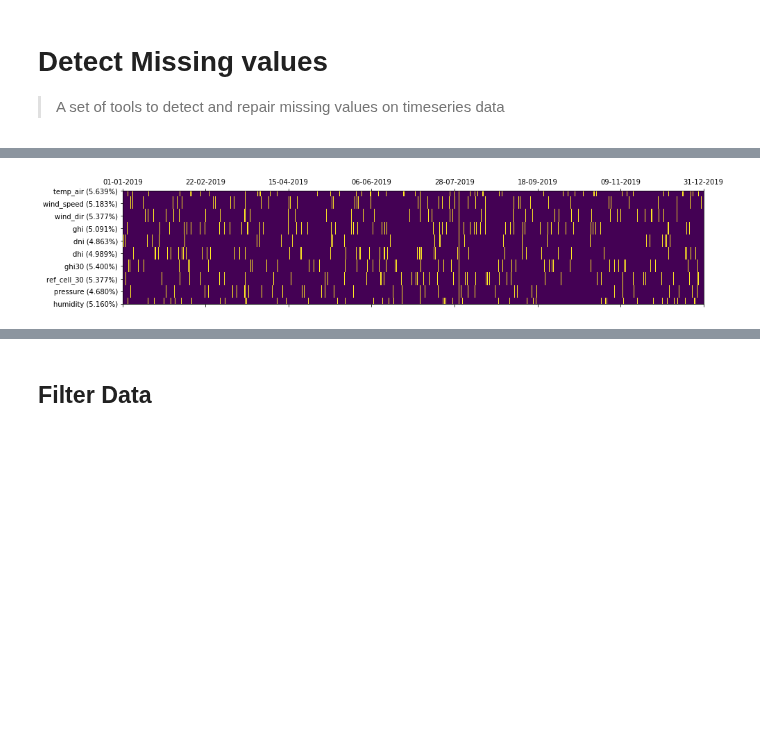
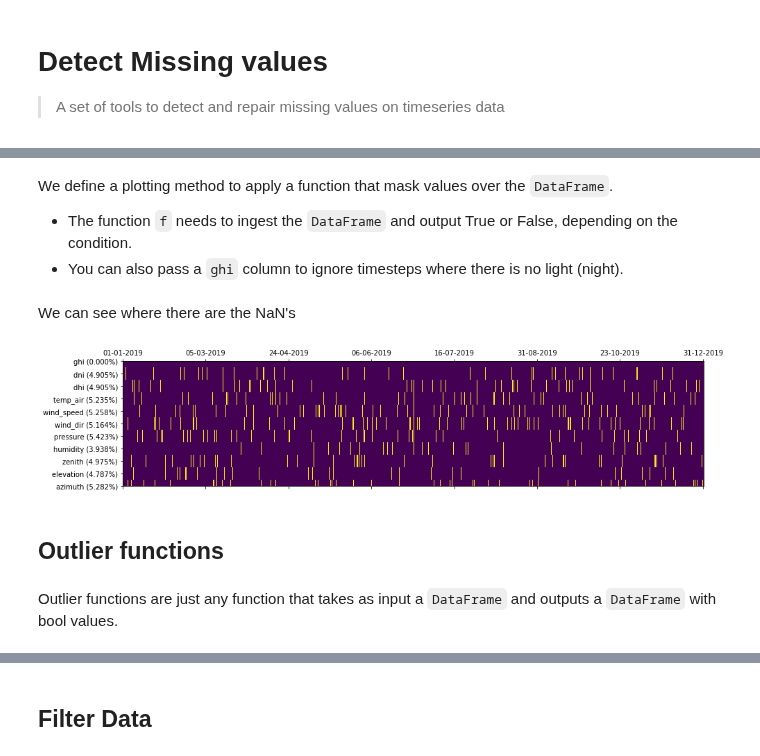
Before and after one commit to francisco-ar/pvtools, a Jupyter notebook: nbs/04_utils.missing.ipynb, the cells around one changed output, grey strips where cells are left out. Drawn from its saved outputs; the diff is of its cells as text; code cells hidden in the pictures; blank space fills up the shorter version.

Commit message:
new missing functions

```diff
--- a/nbs/04_utils.missing.ipynb
+++ b/nbs/04_utils.missing.ipynb
@@ -13,18 +10,0 @@ from nbdev.showdoc import show_doc
-# %%
-#export
-def plot_missing(df: DataFrame, f:Callable[[DataFrame], DataFrame]=pd.isna, ghi_col:Optional[Union[str, tuple]]=None):
-    "Plot data that satisfies the f function, optional ghi_col to exclude night"
-    if ghi_col is not None:
-        df = df[df[ghi_col]>10]
-    cols = df.columns
-    n = len(cols)
-    _, ax = plt.subplots(figsize=(15,n*0.3))
-    outliers = f(df)
-    ax.matshow(outliers.T, interpolation=None, aspect='auto')
-    xticks = np.arange(0, len(outliers), int(len(outliers)/7))
-    ax.set_xticks(xticks)
-    ax.set_xticklabels([outliers.index[i].strftime('%d-%m-%Y') for i in xticks])
-    ax.set_yticks(range(n))
-    ytickslabels = [str(name)+f' ({100*outliers[name].sum()/len(outliers[name]):.3f}%)' for name in cols.values]
-    ax.set_yticklabels(ytickslabels)
-    return
@@ -42,0 +27,5 @@ df_noisy[np.random.choice(a=[False, True], size=df.shape, p=[0.95, 1-0.95])] = n
+# %%
+def is_day(df: DataFrame, ghi_col='ghi')->DataFrame:
+    "Day test, needs ghi col present"
+    assert ghi_col in df.columns, f'{ghi_col} is not present'
+    return df[df.loc[All, ghi_col]>0]
@@ -43,4 +44,32 @@ df_noisy[np.random.choice(a=[False, True], size=df.shape, p=[0.95, 1-0.95])] = n
+# %% [markdown]
+We define a plotting method to apply a function that mask values over the `DataFrame`.
+- The function `f` needs to ingest the `DataFrame` and output True or False, depending on the condition.
+- You can also pass a `ghi` column to ignore timesteps where there is no light (night).
+# %%
+#export
+def plot_missing(df: DataFrame, f:Callable[[DataFrame], DataFrame]=pd.isna, ghi_col:Optional[str]=None):
+    "Plot data that satisfies the f function, optional ghi_col to exclude night"
+    if ghi_col is not None:
+        df = is_day(df, ghi_col)
+    cols = df.columns
+    n = len(cols)
+    _, ax = plt.subplots(figsize=(15,n*0.3))
+    outliers = f(df)
+    ax.matshow(outliers.T, interpolation=None, aspect='auto')
+    xticks = np.arange(0, len(outliers), int(len(outliers)/7))
+    ax.set_xticks(xticks)
+    ax.set_xticklabels([outliers.index[i].strftime('%d-%m-%Y') for i in xticks])
+    ax.set_yticks(range(n))
+    ytickslabels = [str(name)+f' ({100*outliers[name].sum()/len(outliers[name]):.3f}%)' for name in cols.values]
+    ax.set_yticklabels(ytickslabels)
+    return
+# %% [markdown]
+We can see where there are the NaN's
 # %%
-plot_missing(df_noisy)
+plot_missing(df_noisy, ghi_col='ghi')
 # %% [output]
-[figure, old version]
+[figure, new version]
+# %% [markdown]
+## Outlier functions
+# %% [markdown]
+Outlier functions are just any function that takes as input a `DataFrame` and outputs a `DataFrame` with bool values.
```
Also changed, not shown: parts of 33 cells of this notebook, 8 other files.
